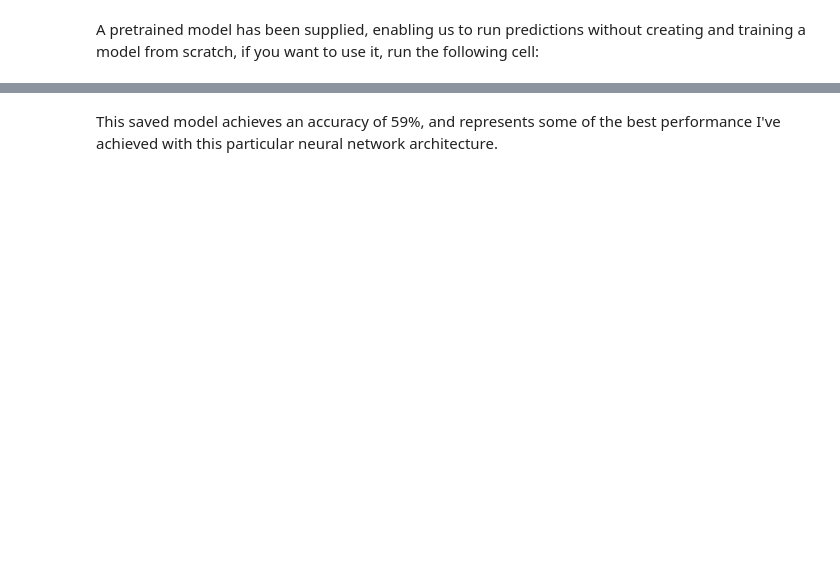
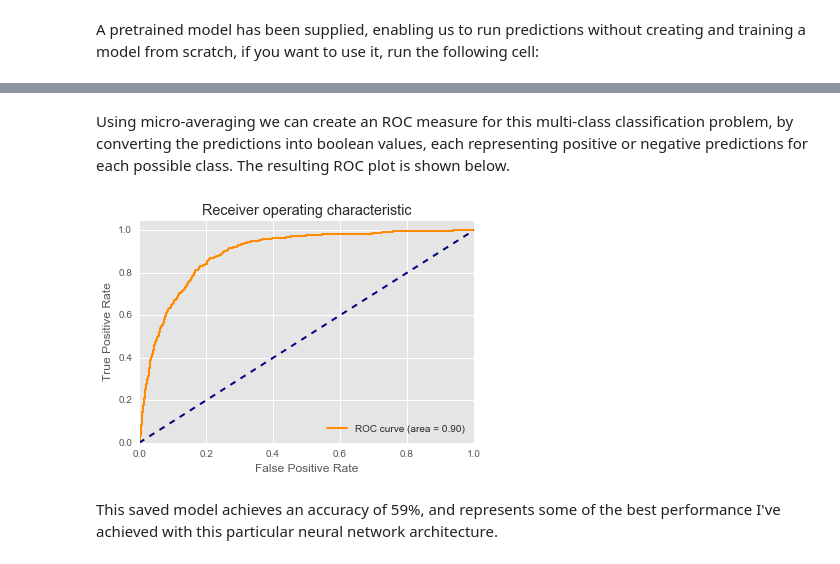
Before and after one commit to jaron/deep-listening, a Jupyter notebook: 4-us8k-cnn-salamon.ipynb, the cells around one changed output, grey strips where cells are left out. Saved outputs shown, nothing was run; the diff lists cells and outputs as text; code cells hidden in the pictures; blank space fills up the shorter version.

```diff
--- a/4-us8k-cnn-salamon.ipynb
+++ b/4-us8k-cnn-salamon.ipynb
@@ -174,26 +172,27 @@ def build_model():
 # %% [markdown]
 The data set is a large quantity of data, which is quite computationally intensive to process. But if you've checked out the git repository for this project, I've included a selection from the original data set, which should allow you to run the CNN and see how it works. Obviously as this training set size is much smaller and contains much less diversity than the full set, lower accuracies will be achievable when models are trained on it, but it will allow you to run the code and explore how it works.
 # %%
+# change this to data/us8k-np-cnn if you have the full dataset
 data_dir = "data/us8k-np-cnn-mini"
 
-# load fold1 for testing
+# load fold1 for testing (or 1,2,3 if you have full data)
 train_x, train_y = load_folds([1])
 
-# load fold2 for validation
+# load fold2 for validation (or 9 if full data)
 valid_x, valid_y = load_folds([2])
 
-# load fold3 for testing
+# load fold3 for testing (or 10 if full data)
 test_x, test_y = load_folds([3])
 
 print("Building model...")
 model = build_model()
 
 # a stopping function to stop training before we excessively overfit to the training set
-earlystop = EarlyStopping(monitor='val_loss', patience=0, verbose=1, mode='auto')
+earlystop = EarlyStopping(monitor='val_loss', patience=2, verbose=1, mode='auto')
 
 # now fit the model to the training data, evaluating loss against the validation data
 print("Training model...")
-model.fit(train_x, train_y, validation_data=(valid_x, valid_y), callbacks=[earlystop], batch_size=24, nb_epoch=10)
+history = model.fit(train_x, train_y, validation_data=(valid_x, valid_y), callbacks=[earlystop], batch_size=20, nb_epoch=12)
 
 # now evaluate the trained model against the unseen test data
 print("Evaluating model...")
@@ -346,6 +338,43 @@ F-Score: 0.59
 
 Model R.O.C: 0.91
 Model Accuracy: 0.592
+# %% [markdown]
+Using micro-averaging we can create an ROC measure for this multi-class classification problem, by converting the predictions into boolean values, each representing positive or negative predictions for each possible class. The resulting ROC plot is shown below.
+# %%
+from sklearn.metrics import roc_curve, auc
+import matplotlib.pyplot as plt
+%matplotlib inline
+plt.style.use('ggplot')
+
+# obtain the prediction probabilities
+y_prob = model.predict_proba(test_x, verbose=0)
+y_pred = np_utils.probas_to_classes(y_prob)
+y_true = np.argmax(test_y, 1)
+
+fpr = dict()
+tpr = dict()
+roc_auc = dict()
+for i in range(num_labels):
+    fpr[i], tpr[i], _ = roc_curve(test_y[:, i], y_prob[:, i])
+    roc_auc[i] = auc(fpr[i], tpr[i])
+
+# Compute micro-average ROC curve and ROC area
+fpr["micro"], tpr["micro"], _ = roc_curve(test_y.ravel(), y_prob.ravel())
+roc_auc["micro"] = auc(fpr["micro"], tpr["micro"])
+
+plt.figure()
+lw = 2
+plt.plot(fpr[2], tpr[2], color='darkorange', lw=lw, label='ROC curve (area = %0.2f)' % roc_auc[2])
+plt.plot([0, 1], [0, 1], color='navy', lw=lw, linestyle='--')
+plt.xlim([0.0, 1.0])
+plt.ylim([0.0, 1.05])
+plt.xlabel('False Positive Rate')
+plt.ylabel('True Positive Rate')
+plt.title('Receiver operating characteristic')
+plt.legend(loc="lower right")
+plt.show()
+# %% [output]
+[figure, added]
 # %% [markdown]
 This saved model achieves an accuracy of 59%, and represents some of the best performance I've achieved with this particular neural network architecture.
 # %%
```
Also changed, not shown: parts of 13 cells of this notebook.
